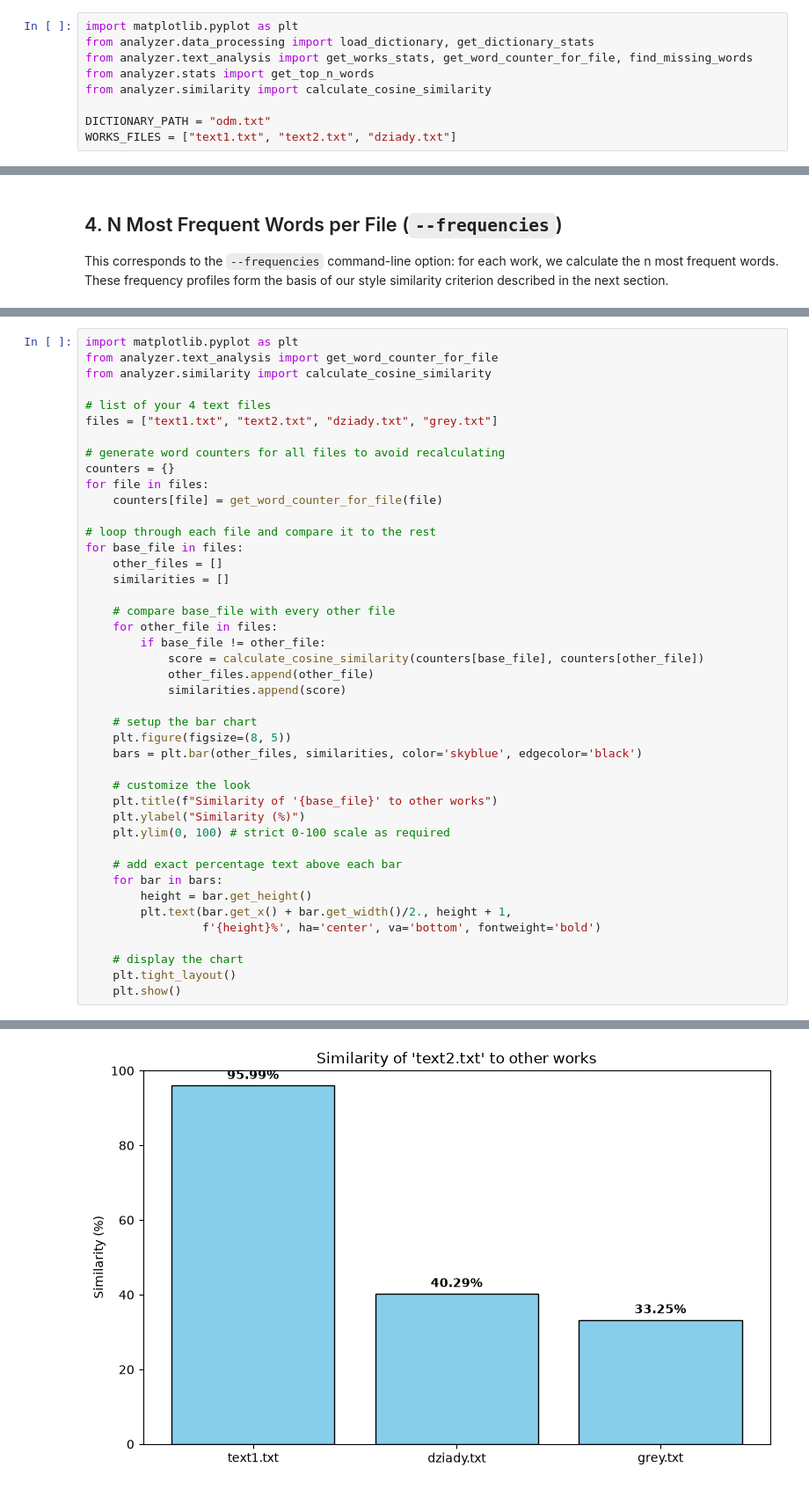
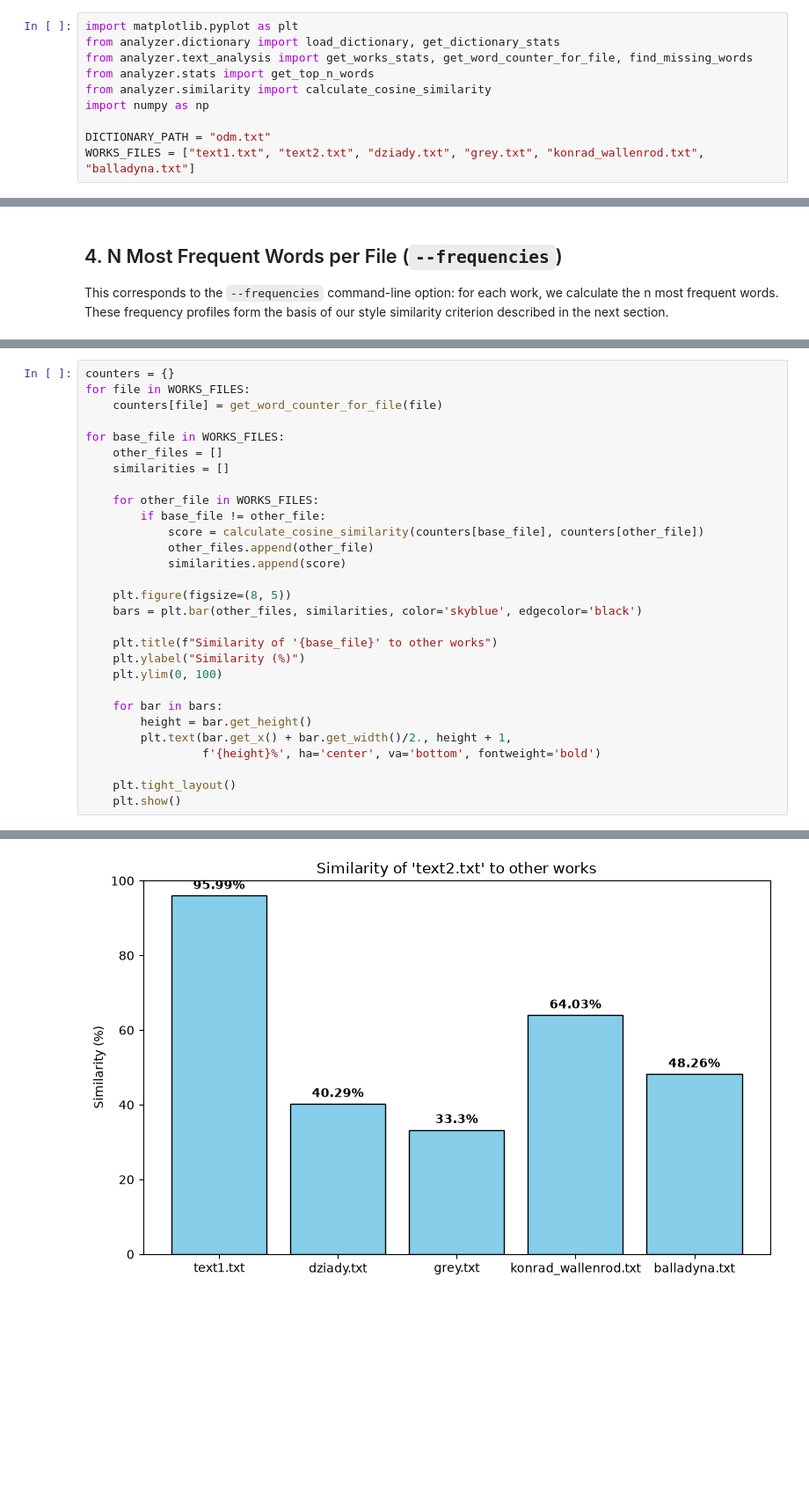
Before and after one commit to wiktoriazipper24-hub/projekt_nypd, a Jupyter notebook: raport.ipynb, the cells around one changed output, grey strips where cells are left out. Shown at 88% size. Cells and saved outputs as stored; diff of their text form; blank space fills up the shorter version.

```diff
--- a/raport.ipynb
+++ b/raport.ipynb
@@ -6,13 +6,14 @@ We analyze the Polish dictionary, the works of Adam Mickiewicz (our chosen "Mast
 his writing style against another author using a custom similarity criterion.
 # %%
 import matplotlib.pyplot as plt
-from analyzer.data_processing import load_dictionary, get_dictionary_stats
+from analyzer.dictionary import load_dictionary, get_dictionary_stats
 from analyzer.text_analysis import get_works_stats, get_word_counter_for_file, find_missing_words
 from analyzer.stats import get_top_n_words
 from analyzer.similarity import calculate_cosine_similarity
+import numpy as np
 
 DICTIONARY_PATH = "odm.txt"
-WORKS_FILES = ["text1.txt", "text2.txt", "dziady.txt"]
+WORKS_FILES = ["text1.txt", "text2.txt", "dziady.txt", "grey.txt", "konrad_wallenrod.txt", "balladyna.txt"]
 # %% [markdown]
 ## 1. Dictionary Statistics
 
@@ -312,44 +275,30 @@ for file_path, counter in counters.items():
 # %%
-import matplotlib.pyplot as plt
-from analyzer.text_analysis import get_word_counter_for_file
-from analyzer.similarity import calculate_cosine_similarity
-
-# list of your 4 text files
-files = ["text1.txt", "text2.txt", "dziady.txt", "grey.txt"]
-
-# generate word counters for all files to avoid recalculating
 counters = {}
-for file in files:
+for file in WORKS_FILES:
     counters[file] = get_word_counter_for_file(file)
 
-# loop through each file and compare it to the rest
-for base_file in files:
+for base_file in WORKS_FILES:
     other_files = []
     similarities = []
 
-    # compare base_file with every other file
-    for other_file in files:
+    for other_file in WORKS_FILES:
         if base_file != other_file:
             score = calculate_cosine_similarity(counters[base_file], counters[other_file])
             other_files.append(other_file)
             similarities.append(score)
 
-    # setup the bar chart
     plt.figure(figsize=(8, 5))
     bars = plt.bar(other_files, similarities, color='skyblue', edgecolor='black')
 
-    # customize the look
     plt.title(f"Similarity of '{base_file}' to other works")
     plt.ylabel("Similarity (%)")
-    plt.ylim(0, 100) # strict 0-100 scale as required
+    plt.ylim(0, 100)
 
-    # add exact percentage text above each bar
     for bar in bars:
         height = bar.get_height()
         plt.text(bar.get_x() + bar.get_width()/2., height + 1,
                  f'{height}%', ha='center', va='bottom', fontweight='bold')
 
-    # display the chart
     plt.tight_layout()
     plt.show()
 # %% [output]
@@ -357 +306 @@ for base_file in files:
-[figure, old version]
+[figure, new version]
```
Also changed, not shown: parts of 16 cells of this notebook, 4 other files.
